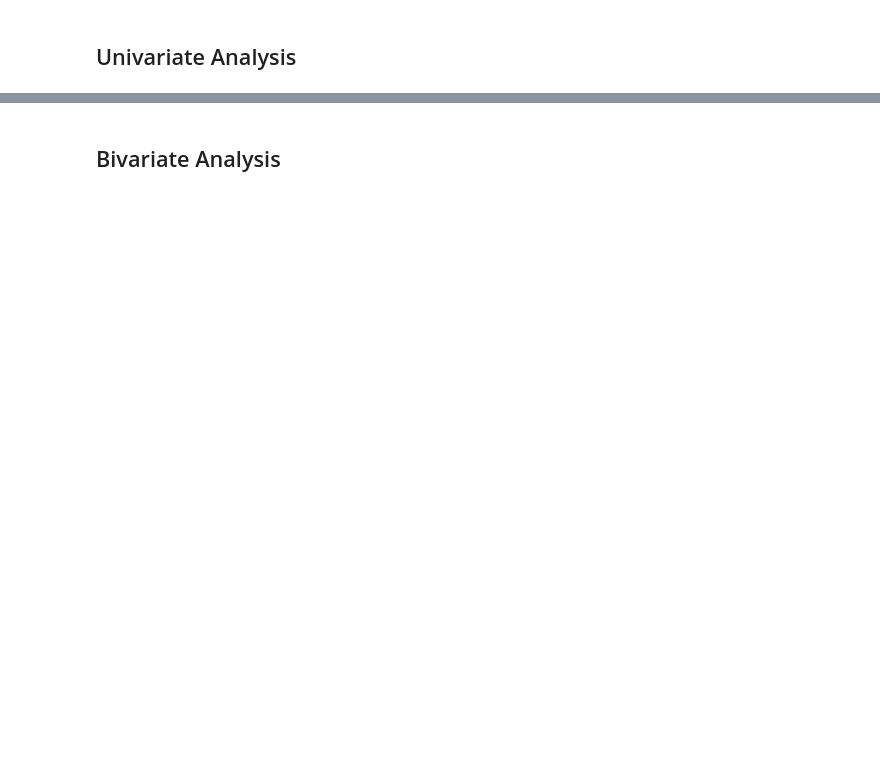
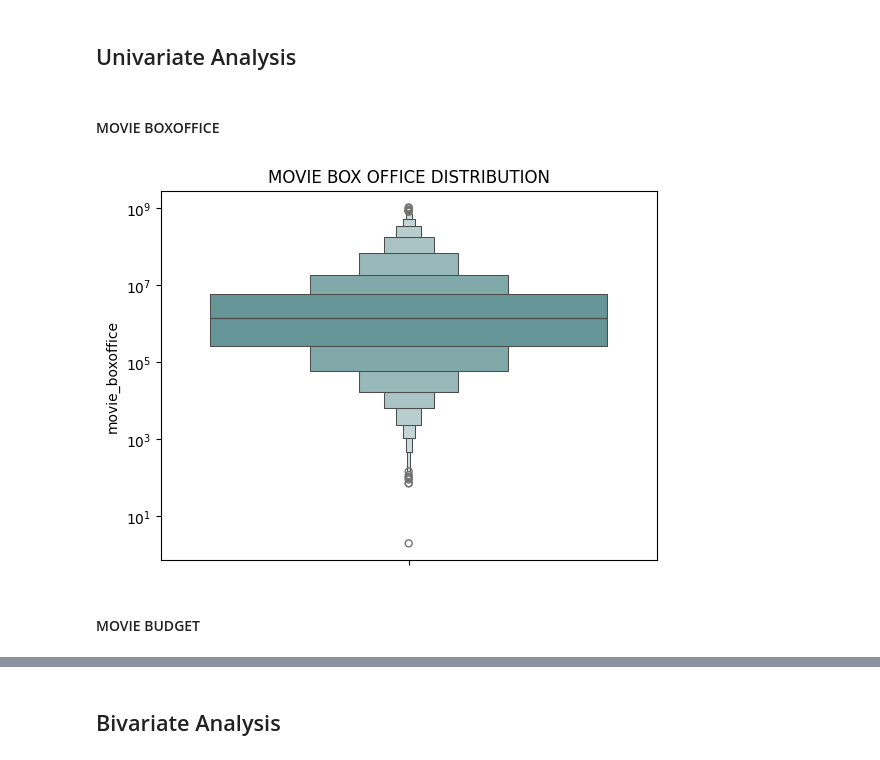
Before and after one commit to t7bo/BOX, a Jupyter notebook: eda/EDA.ipynb, the cells around one changed output, grey strips where cells are left out. Saved outputs shown, nothing was run; the diff lists cells and outputs as text; code cells hidden in the pictures; blank space fills up the shorter version.

```diff
--- a/eda/EDA.ipynb
+++ b/eda/EDA.ipynb
@@ -196,2 +180,16 @@ target_df
 # %% [markdown]
 ## Final Data Cleaning
+# %%
+def get_matching_values(movie_title):
+    matching_values = target_df[target_df['Titre'].str.contains(movie_title)]['Entrées']
+    if not matching_values.empty:
+        if len(matching_values) < 1:
+            return ' '.join(map(str, matching_values))
+        else:
+            return matching_values.iloc[0]
+    else:
+        return None
+movies_data = movies.copy()
+# Appliquer la fonction pour chaque titre de film de df1
+movies_data['total_tickets_sold_on_week1'] = movies_data['movie_title'].apply(get_matching_values)
+movies_data
@@ -197,0 +210,3 @@ target_df
+# %%
+merge = pd.concat([movies_data, upcoming_movies2])
+merge
@@ -199,0 +233,4 @@ target_df
+# %%
+merge['year'] = merge['year'].fillna(0)
+merge['year'] = merge['year'].astype(int)
+merge.sample(1)
@@ -200,2 +240,13 @@ target_df
 # %% [markdown]
 ## Univariate Analysis
+# %% [markdown]
+#### MOVIE BOXOFFICE
+# %%
+sns.boxenplot(merge.movie_boxoffice, color='cadetblue')
+plt.title("MOVIE BOX OFFICE DISTRIBUTION")
+plt.yscale('log')
+plt.show()
+# %% [output]
+[figure, added]
+# %% [markdown]
+#### MOVIE BUDGET
```
Also changed, not shown: parts of 31 cells of this notebook, 1 other file.
